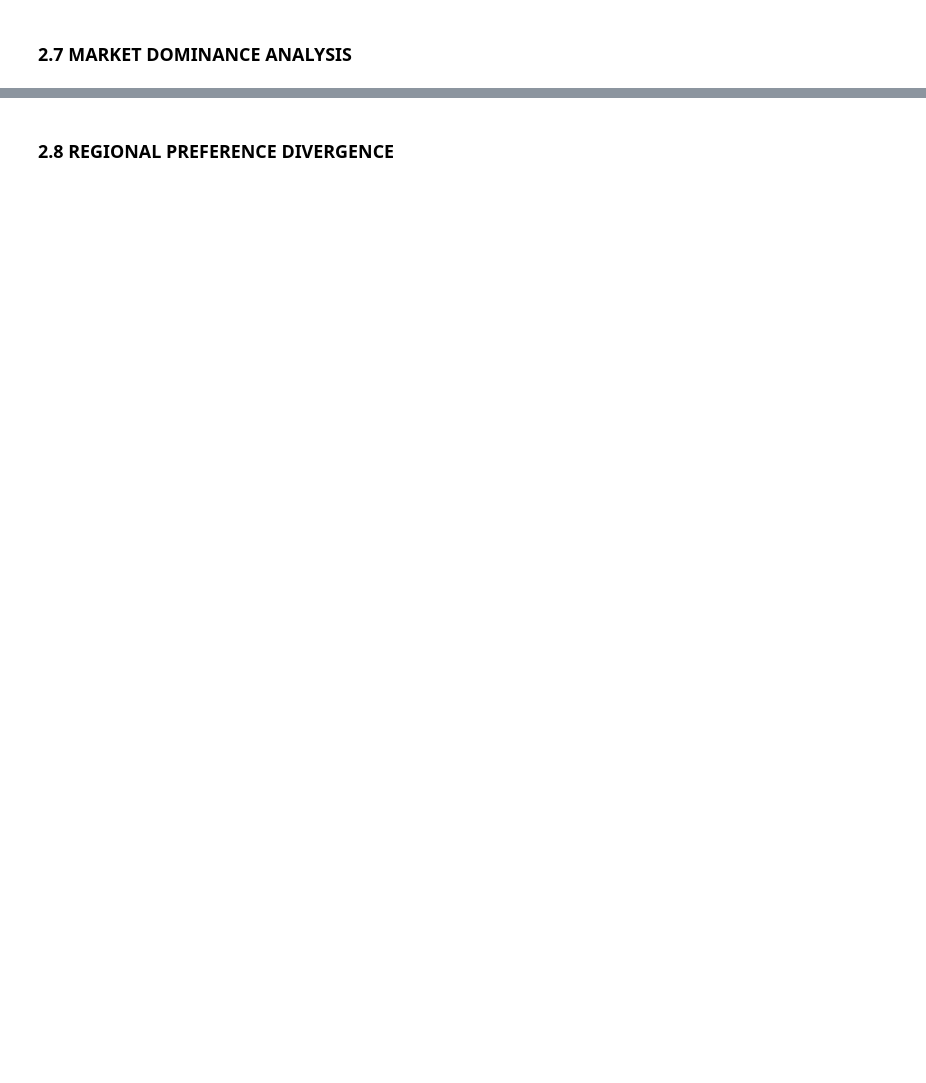
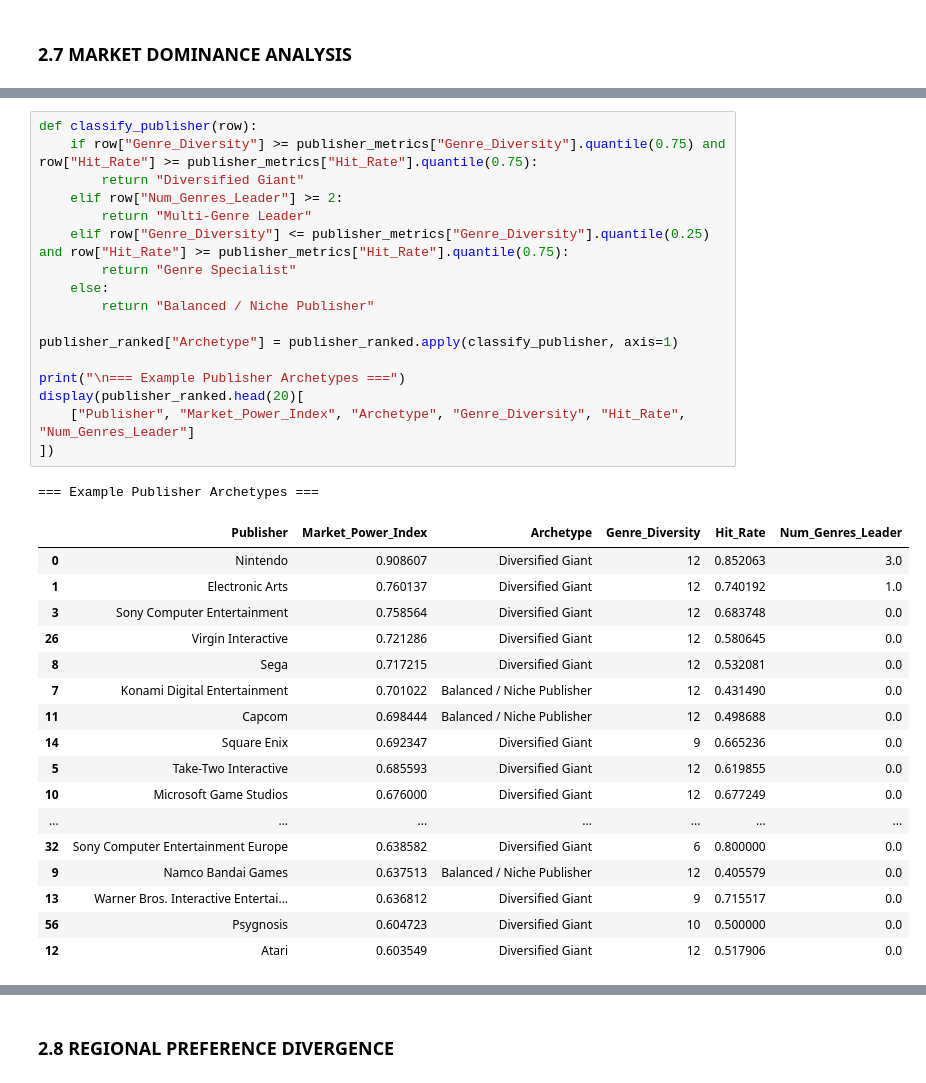
Before and after one commit to Siddharth1254/data-wrangling-project, a Jupyter notebook: Notebook.ipynb, the cells around one changed output, grey strips where cells are left out. Cells and saved outputs as stored; diff of their text form; blank space fills up the shorter version.

```diff
--- a/Notebook.ipynb
+++ b/Notebook.ipynb
@@ -485,0 +627,36 @@ plt.show()
+# %%
+def classify_publisher(row):
+    if row["Genre_Diversity"] >= publisher_metrics["Genre_Diversity"].quantile(0.75) and row["Hit_Rate"] >= publisher_metrics["Hit_Rate"].quantile(0.75):
+        return "Diversified Giant"
+    elif row["Num_Genres_Leader"] >= 2:
+        return "Multi-Genre Leader"
+    elif row["Genre_Diversity"] <= publisher_metrics["Genre_Diversity"].quantile(0.25) and row["Hit_Rate"] >= publisher_metrics["Hit_Rate"].quantile(0.75):
+        return "Genre Specialist"
+    else:
+        return "Balanced / Niche Publisher"
+
+publisher_ranked["Archetype"] = publisher_ranked.apply(classify_publisher, axis=1)
+
+print("\n=== Example Publisher Archetypes ===")
+display(publisher_ranked.head(20)[
+    ["Publisher", "Market_Power_Index", "Archetype", "Genre_Diversity", "Hit_Rate", "Num_Genres_Leader"]
+])
+# %% [output]
+=== Example Publisher Archetypes ===
+|  | Publisher | Market_Power_Index | Archetype | Genre_Diversity | Hit_Rate | Num_Genres_Leader |
+| 0 | Nintendo | 0.908607 | Diversified Giant | 12 | 0.852063 | 3.0 |
+| 1 | Electronic Arts | 0.760137 | Diversified Giant | 12 | 0.740192 | 1.0 |
+| 3 | Sony Computer Entertainment | 0.758564 | Diversified Giant | 12 | 0.683748 | 0.0 |
+| 26 | Virgin Interactive | 0.721286 | Diversified Giant | 12 | 0.580645 | 0.0 |
+| 8 | Sega | 0.717215 | Diversified Giant | 12 | 0.532081 | 0.0 |
+| 7 | Konami Digital Entertainment | 0.701022 | Balanced / Niche Publisher | 12 | 0.431490 | 0.0 |
+| 11 | Capcom | 0.698444 | Balanced / Niche Publisher | 12 | 0.498688 | 0.0 |
+| 14 | Square Enix | 0.692347 | Diversified Giant | 9 | 0.665236 | 0.0 |
+| 5 | Take-Two Interactive | 0.685593 | Diversified Giant | 12 | 0.619855 | 0.0 |
+| 10 | Microsoft Game Studios | 0.676000 | Diversified Giant | 12 | 0.677249 | 0.0 |
+| ... | ... | ... | ... | ... | ... | ... |
+| 32 | Sony Computer Entertainment Europe | 0.638582 | Diversified Giant | 6 | 0.800000 | 0.0 |
+| 9 | Namco Bandai Games | 0.637513 | Balanced / Niche Publisher | 12 | 0.405579 | 0.0 |
+| 13 | Warner Bros. Interactive Entertai... | 0.636812 | Diversified Giant | 9 | 0.715517 | 0.0 |
+| 56 | Psygnosis | 0.604723 | Diversified Giant | 10 | 0.500000 | 0.0 |
+| 12 | Atari | 0.603549 | Diversified Giant | 12 | 0.517906 | 0.0 |
```
Also changed, not shown: parts of 26 cells of this notebook.
